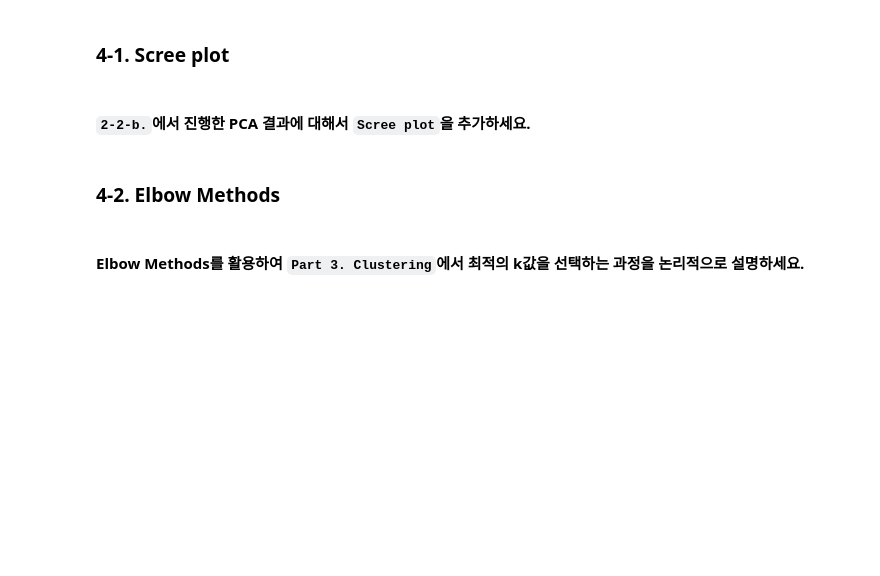
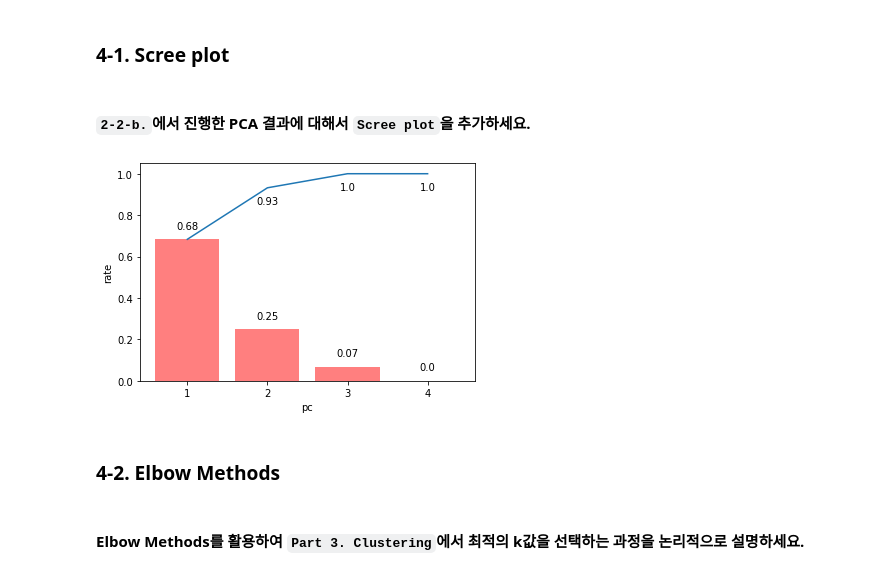
Before and after one commit to LamuneGitHub/A001_Python_Test, a Jupyter notebook: sprint/ai15-sc13x-이상필.ipynb, the cells around one changed output. Cells and saved outputs as stored; diff of their text form; code cells hidden in the pictures; blank space fills up the shorter version.

```diff
--- a/sprint/ai15-sc13x-이상필.ipynb
+++ b/sprint/ai15-sc13x-이상필.ipynb
@@ -347,3 +425,43 @@ points.head()
+# %%
+Z= df_std
+
+# 필요한 pca 갯수 계산  , 최대 갯수는 4로 지정
+pca = PCA( n_components=4  )
+pca.fit(Z)
+
+# scree plot
+#
+
+# var ratio bar 차트
+plt.bar(range(1, 5), pca.explained_variance_ratio_, alpha=0.5, color='r')
+
+# 꺽은선 그래프  , 누적
+plt.plot(range(1, 5), np.cumsum(pca.explained_variance_ratio_))
+
+# x 축 값을 수동 지정
+plt.xticks([1, 2, 3, 4])
+
+
+for i in range(1, 5):
+
+    # 막대 그래프에 값 표시
+    plt.text(i, pca.explained_variance_ratio_[i-1]+0.05,
+             pca.explained_variance_ratio_[i-1].round(2),
+             horizontalalignment='center')
+
+    if i > 1:
+        # 꺽은선 그래프에 누적값 표시
+        plt.text(i, np.cumsum(pca.explained_variance_ratio_)[i-1]-0.08,
+                 np.cumsum(pca.explained_variance_ratio_)[i-1].round(2),
+                 horizontalalignment='center')
+
+# label
+plt.xlabel("pc")
+plt.ylabel("rate")
+
+plt.show()
+# %% [output]
+[figure, added]
 # %% [markdown]
 ### **4-2. Elbow Methods**
 # %% [markdown]
```
Also changed, not shown: parts of 9 cells of this notebook.
